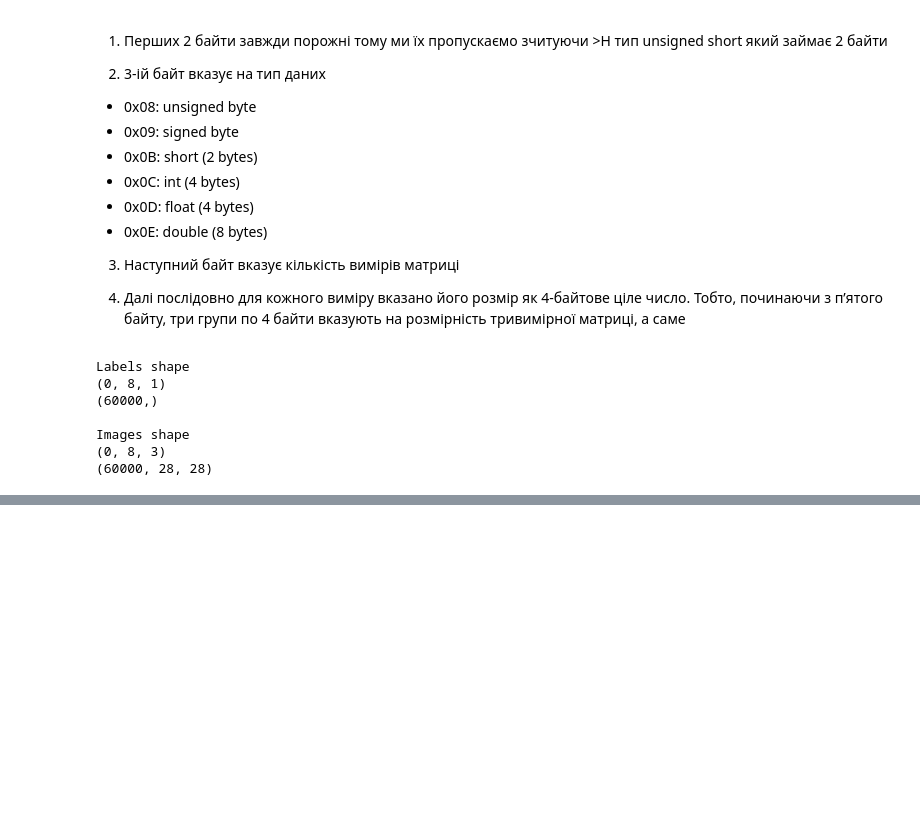
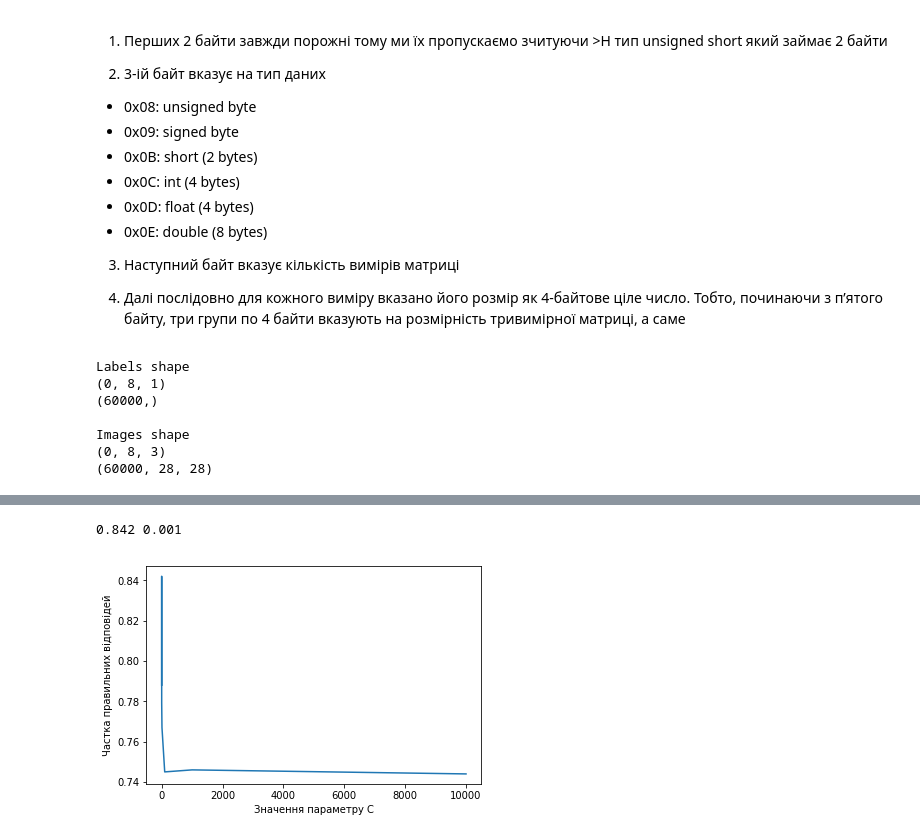
Before and after one commit to olecksamdr/digit-recognition, a Jupyter notebook: svm.ipynb, the cells around one changed output, grey strips where cells are left out. Drawn from its saved outputs; the diff is of its cells as text; code cells hidden in the pictures; blank space fills up the shorter version.

Commit message:
Find Best LinearSVM Hyper Parameters

```diff
--- a/svm.ipynb
+++ b/svm.ipynb
@@ -51,6 +51,12 @@ y_train = read_idx('dataset/train-labels-idx1-ubyte.gz')
 raw_test = read_idx('dataset/t10k-images-idx3-ubyte.gz')
 X_test = raw_test.reshape(10000, 28 * 28)
 y_test = read_idx('dataset/t10k-labels-idx1-ubyte.gz')
+# %%
+from sklearn.preprocessing import StandardScaler
+
+scaler = StandardScaler()
+X_train_scaled = scaler.fit_transform(X_train)
+X_test_scaled = scaler.transform(X_test)
 # %%
 import pandas as pd
 
@@ -59,9 +65,9 @@ def get_subset(X, y, n):
     df['label'] = y
     df = df.groupby('label').apply(pd.DataFrame.sample, n=n).reset_index(drop=True)
 
-    return df.iloc[:, :-1], df.label
+    return df.iloc[:, :-1].copy(), df.label.copy()
 # %%
-X_subset, y_subset = get_subset(X_train, y_train, 500)
+X_subset, y_subset = get_subset(X_train_scaled, y_train, 100)
 # %%
 from sklearn.svm import LinearSVC
 # %%
@@ -71,9 +82,11 @@ from sklearn.svm import LinearSVC
 # %%
+from sklearn.model_selection import cross_val_score
+
 parameters = np.power(10.0, np.arange(-5, 5))
 scores = []
 
-for c in C:
-    svc = LinearSVC(C=c, verbose=True, dual=False)
+for c in parameters:
+    svc = LinearSVC(C=c, verbose=True, dual=False, max_iter=1000000)
     score = cross_val_score(svc, X_subset, y_subset, cv=5, scoring='accuracy').mean()
     scores.append(score)
     print(c, scores[-1])
@@ -80,11 +104,14 @@ for c in C:
 # %%
-plt.plot(C, scores)
+plt.plot(parameters, scores)
 
-plt.xticks(C)
+# plt.xticks(parameters)
 
 plt.xlabel('Значення параметру C')
 plt.ylabel('Частка правильних відповідей')
 
 xmax = max(scores)
 xindex = scores.index(xmax)
-print(xmax, C[xindex])
+print(xmax, parameters[xindex])
+# %% [output]
+0.842 0.001
+[figure, added]
```
Also changed, not shown: parts of 9 cells of this notebook.
